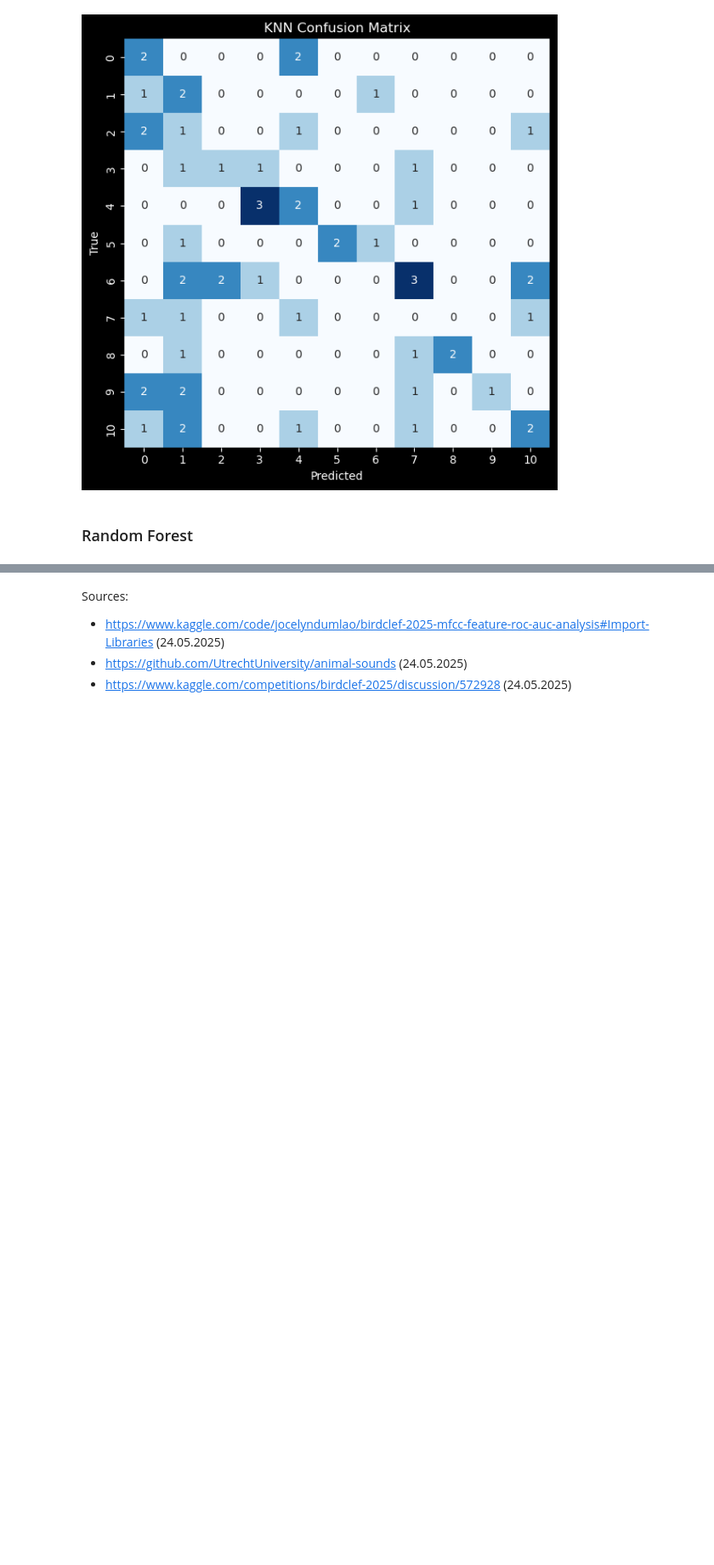
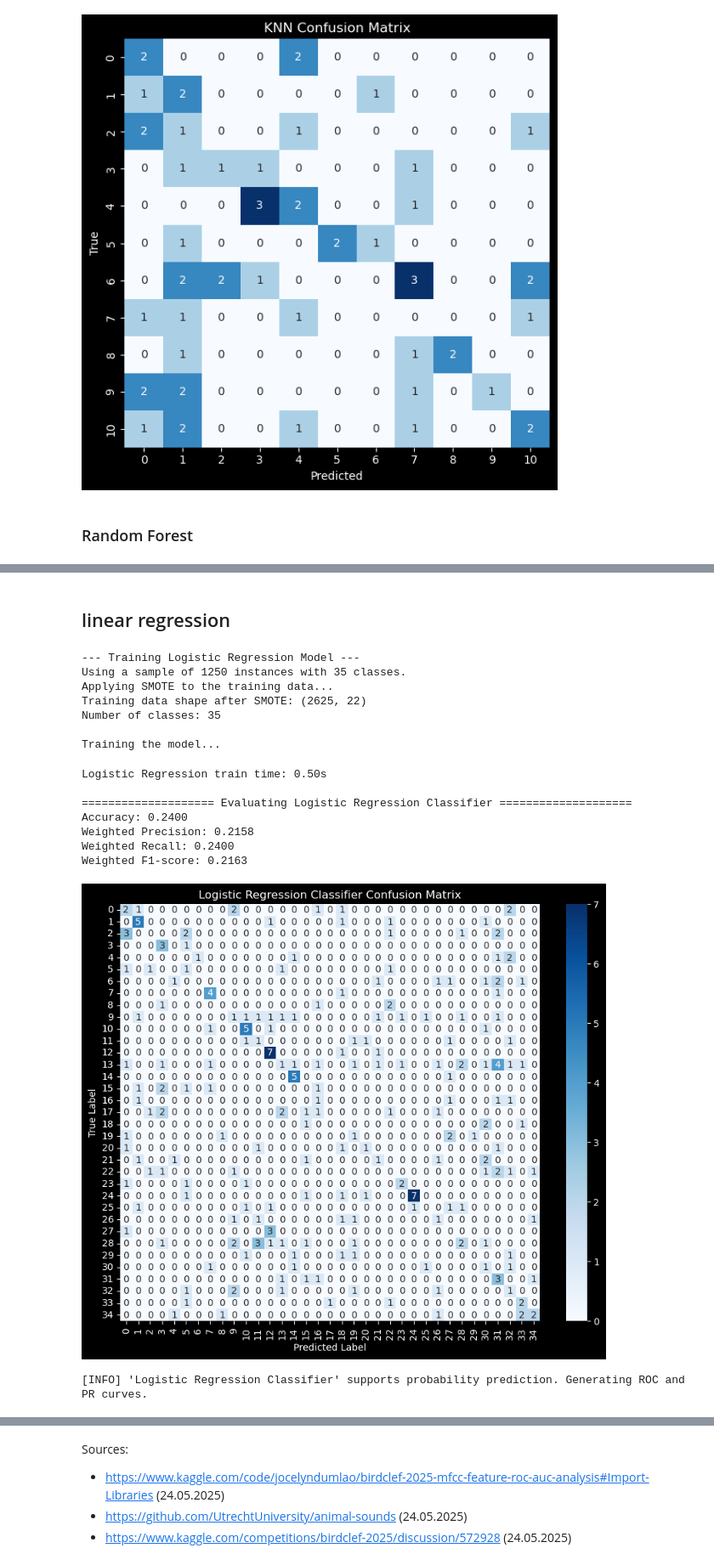
Before and after one commit to massmola/ml-assignments, a Jupyter notebook: Project/mlp-project.ipynb, the cells around one changed output, grey strips where cells are left out. Shown at 85% size. Cells and saved outputs as stored; diff of their text form; code cells hidden in the pictures; blank space fills up the shorter version.

Commit message:
added linear regression

```diff
--- a/Project/mlp-project.ipynb
+++ b/Project/mlp-project.ipynb
@@ -939,0 +866,71 @@ XGBoost Weighted F1-score: 0.2399
+# %% [markdown]
+## linear regression
+# %%
+from sklearn.linear_model import LogisticRegression
+
+def train_LogisticRegression_model(X, y):
+    """
+    Trains, evaluates, and visualizes a Logistic Regression model.
+    """
+    print("--- Training Logistic Regression Model ---")
+
+    # 1. Sample and clean the data
+    X_sampled, y_sampled = sample(X, y, 0.2)
+    X_sampled, y_sampled = remove_classes_under(X_sampled, y_sampled, min_instances=20)
+    print(f"Using a sample of {X_sampled.shape[0]} instances with {len(np.unique(y_sampled))} classes.")
+
+    # 2. Re-encode labels to be contiguous from 0 to N-1
+    local_le = LabelEncoder()
+    y_sampled_encoded = local_le.fit_transform(y_sampled)
+    class_names = [str(c) for c in local_le.classes_]
+
+    # 3. Split data into training and testing sets
+    X_train, y_train, X_test, y_test, _, _ = split(X_sampled, y_sampled_encoded, val=False)
+
+    # 4. Handle class imbalance
+    print("Applying SMOTE to the training data...")
+    min_class_count = np.min(np.unique(y_train, return_counts=True)[1])
+    k_neighbors = min(2, min_class_count - 1) if min_class_count > 1 else 1
+    smote = SMOTE(random_state=42, k_neighbors=k_neighbors)
+    X_train, y_train = smote.fit_resample(X_train, y_train)
+
+    n_classes = len(class_names)
+    print(f"Training data shape after SMOTE: {X_train.shape}")
+    print(f"Number of classes: {n_classes}")
+
+    # 5. Define and train the Logistic Regression model
+    model = LogisticRegression(
+        multi_class='multinomial', # Handles multiple classes simultaneously
+        solver='lbfgs',            # A robust solver for this type of problem
+        max_iter=1000,             # Increase iterations to ensure convergence
+        random_state=42
+    )
+
+    print("\nTraining the model...")
+    start_train = time.time()
+    model.fit(X_train, y_train)
+    print(f"Logistic Regression train time: {time.time() - start_train:.2f}s")
+
+    # 6. Evaluate the model using our universal function
+    evaluate_model(model, X_test, y_test,
+                   model_name="Logistic Regression Classifier")
+
+# Run the new function
+train_LogisticRegression_model(X_all, y)
+# %% [output]
+--- Training Logistic Regression Model ---
+Using a sample of 1250 instances with 35 classes.
+Applying SMOTE to the training data...
+Training data shape after SMOTE: (2625, 22)
+Number of classes: 35
+
+Training the model...
+Logistic Regression train time: 0.50s
+
+==================== Evaluating Logistic Regression Classifier ====================
+Accuracy: 0.2400
+Weighted Precision: 0.2158
+Weighted Recall: 0.2400
+Weighted F1-score: 0.2163
+[figure, added]
+[INFO] 'Logistic Regression Classifier' supports probability prediction. Generating ROC and PR curves.
```
Also changed, not shown: parts of 2 cells of this notebook.
